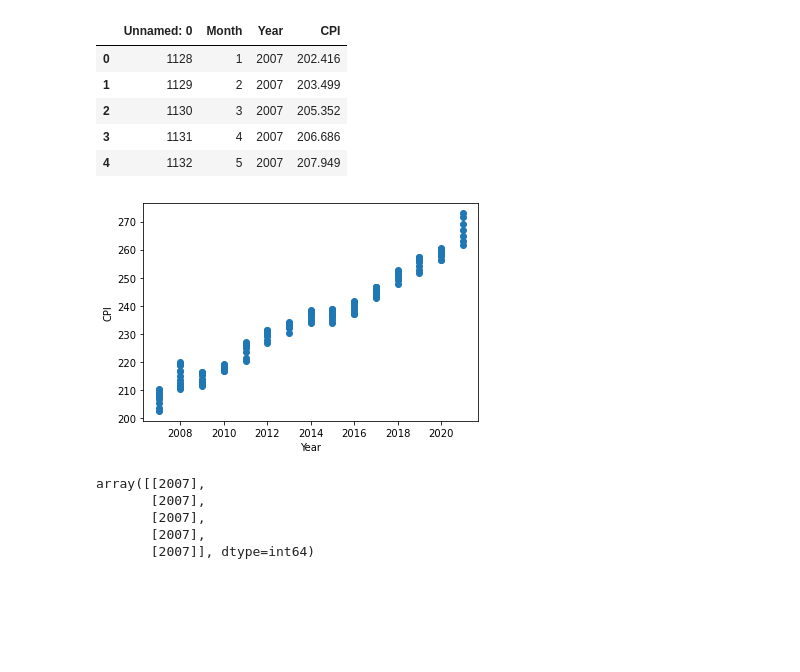
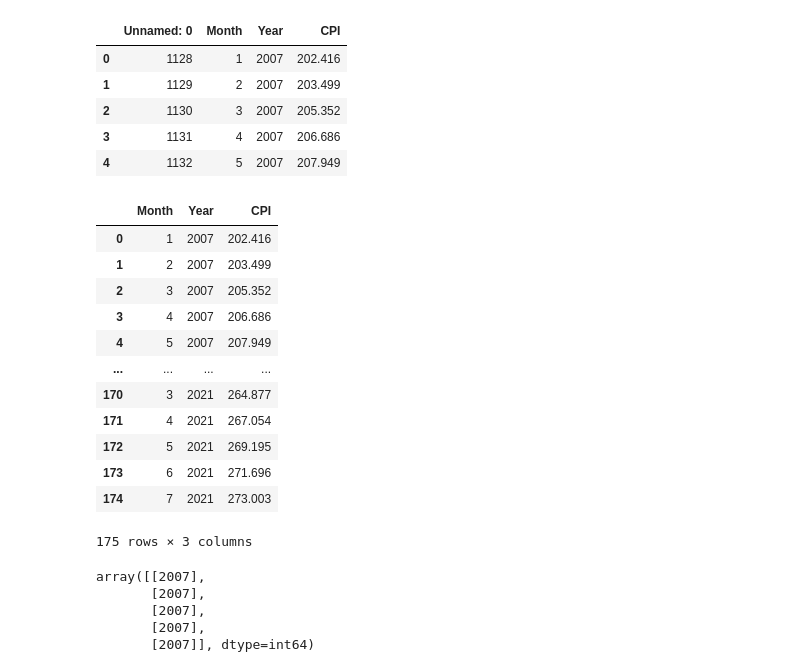
Before and after one commit to AJMnd/Data_Science_Salary, a Jupyter notebook: Notebooks/machine_learning.ipynb, the cells around one changed output. Saved outputs shown, nothing was run; the diff lists cells and outputs as text; code cells hidden in the pictures; blank space fills up the shorter version.

```diff
--- a/Notebooks/machine_learning.ipynb
+++ b/Notebooks/machine_learning.ipynb
@@ -13,10 +18,28 @@ df.head()
 | 2 | 1130 | 3 | 2007 | 205.352 |
 | 3 | 1131 | 4 | 2007 | 206.686 |
 | 4 | 1132 | 5 | 2007 | 207.949 |
+# %%
+#dropping unamed column
+#url: https://stackoverflow.com/questions/43983622/remove-unnamed-columns-in-pandas-dataframe
+
+df = df.loc[:, ~df.columns.str.contains('^Unnamed')]
+df
+# %% [output]
+|  | Month | Year | CPI |
+| 0 | 1 | 2007 | 202.416 |
+| 1 | 2 | 2007 | 203.499 |
+| 2 | 3 | 2007 | 205.352 |
+| 3 | 4 | 2007 | 206.686 |
+| 4 | 5 | 2007 | 207.949 |
+| ... | ... | ... | ... |
+| 170 | 3 | 2021 | 264.877 |
+| 171 | 4 | 2021 | 267.054 |
+| 172 | 5 | 2021 | 269.195 |
+| 173 | 6 | 2021 | 271.696 |
+| 174 | 7 | 2021 | 273.003 |
+175 rows × 3 columns
 # %%
-plt.scatter(df.Year, df.CPI)
-plt.xlabel('Year')
-plt.ylabel('CPI')
-plt.show()
+# plt.scatter(df.Year, df.CPI)
+# plt.xlabel('Year')
+# plt.ylabel('CPI')
+# plt.show()
-# %% [output]
-[figure, removed]
```
Also changed, not shown: parts of 9 cells of this notebook, 1 other file.
